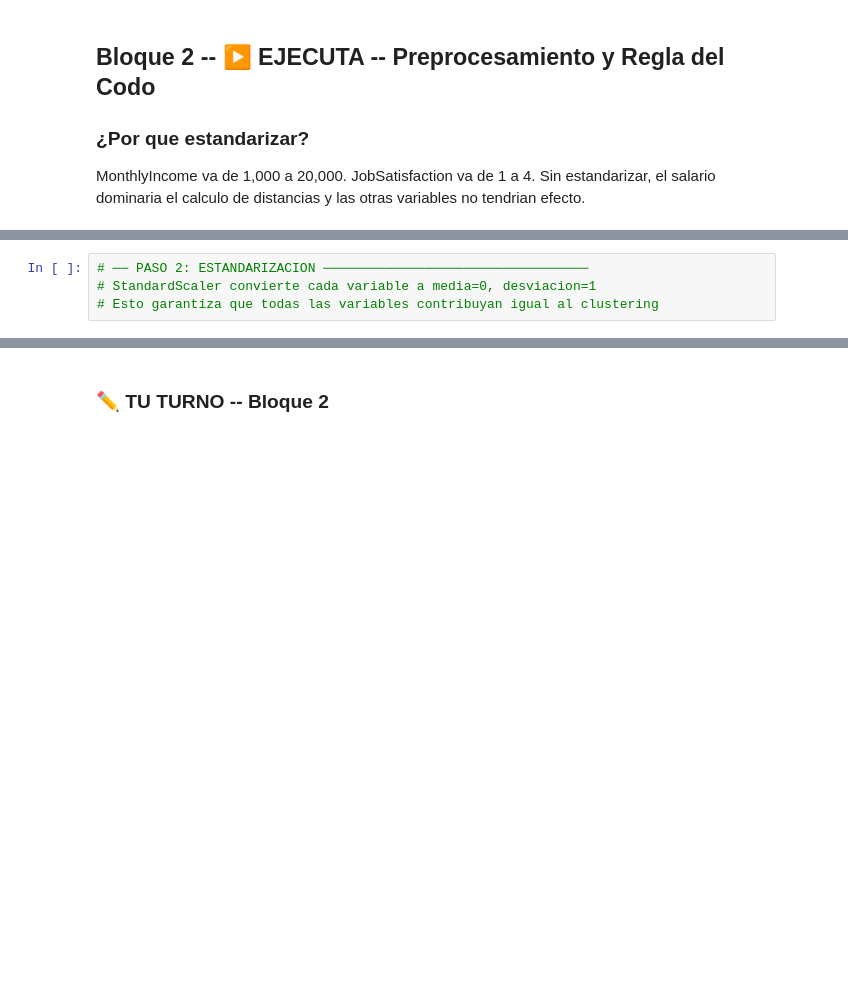
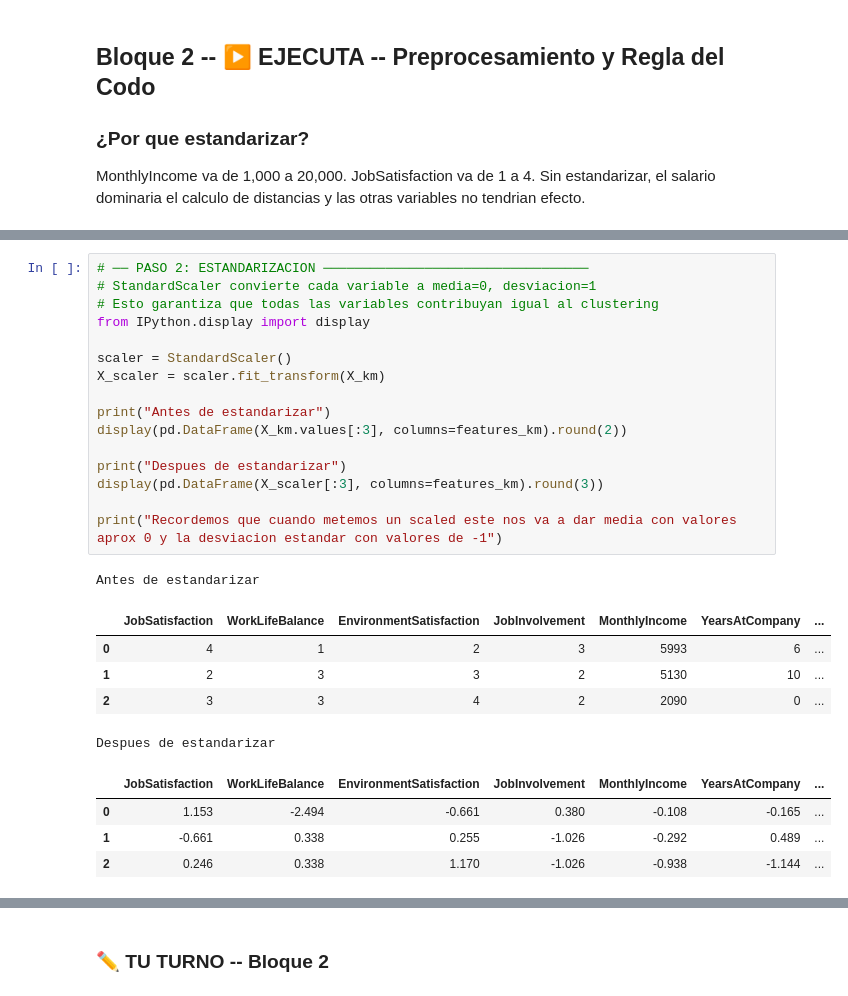
Before and after one commit to demonassit/CursoMLJMG2026, a Jupyter notebook: Visualización/Sesion06/S6_ML_NoSupervisado_Estudiante.ipynb, the cells around one changed output, grey strips where cells are left out. Cells and saved outputs as stored; diff of their text form; blank space fills up the shorter version.

```diff
--- a/Visualización/Sesion06/S6_ML_NoSupervisado_Estudiante.ipynb
+++ b/Visualización/Sesion06/S6_ML_NoSupervisado_Estudiante.ipynb
@@ -111,7 +136,30 @@ print(X_km.describe().round(2).to_string())
 # %%
 # ── PASO 2: ESTANDARIZACION ──────────────────────────────────
 # StandardScaler convierte cada variable a media=0, desviacion=1
 # Esto garantiza que todas las variables contribuyan igual al clustering
+from IPython.display import display
+
+scaler = StandardScaler()
+X_scaler = scaler.fit_transform(X_km)
+
+print("Antes de estandarizar")
+display(pd.DataFrame(X_km.values[:3], columns=features_km).round(2))
+
+print("Despues de estandarizar")
+display(pd.DataFrame(X_scaler[:3], columns=features_km).round(3))
+
+print("Recordemos que cuando metemos un scaled este nos va a dar media con valores aprox 0 y la desviacion estandar con valores de -1")
+# %% [output]
+Antes de estandarizar
+|  | JobSatisfaction | WorkLifeBalance | EnvironmentSatisfaction | JobInvolvement | MonthlyIncome | YearsAtCompany | ... |
+| 0 | 4 | 1 | 2 | 3 | 5993 | 6 | ... |
+| 1 | 2 | 3 | 3 | 2 | 5130 | 10 | ... |
+| 2 | 3 | 3 | 4 | 2 | 2090 | 0 | ... |
+Despues de estandarizar
+|  | JobSatisfaction | WorkLifeBalance | EnvironmentSatisfaction | JobInvolvement | MonthlyIncome | YearsAtCompany | ... |
+| 0 | 1.153 | -2.494 | -0.661 | 0.380 | -0.108 | -0.165 | ... |
+| 1 | -0.661 | 0.338 | 0.255 | -1.026 | -0.292 | 0.489 | ... |
+| 2 | 0.246 | 0.338 | 1.170 | -1.026 | -0.938 | -1.144 | ... |
 # %%
 # ── PASO 3: REGLA DEL CODO ───────────────────────────────────
 # Inercia = suma de distancias al cuadrado de cada punto a su centroide
```
Also changed, not shown: parts of 9 cells of this notebook, 9 other files.
